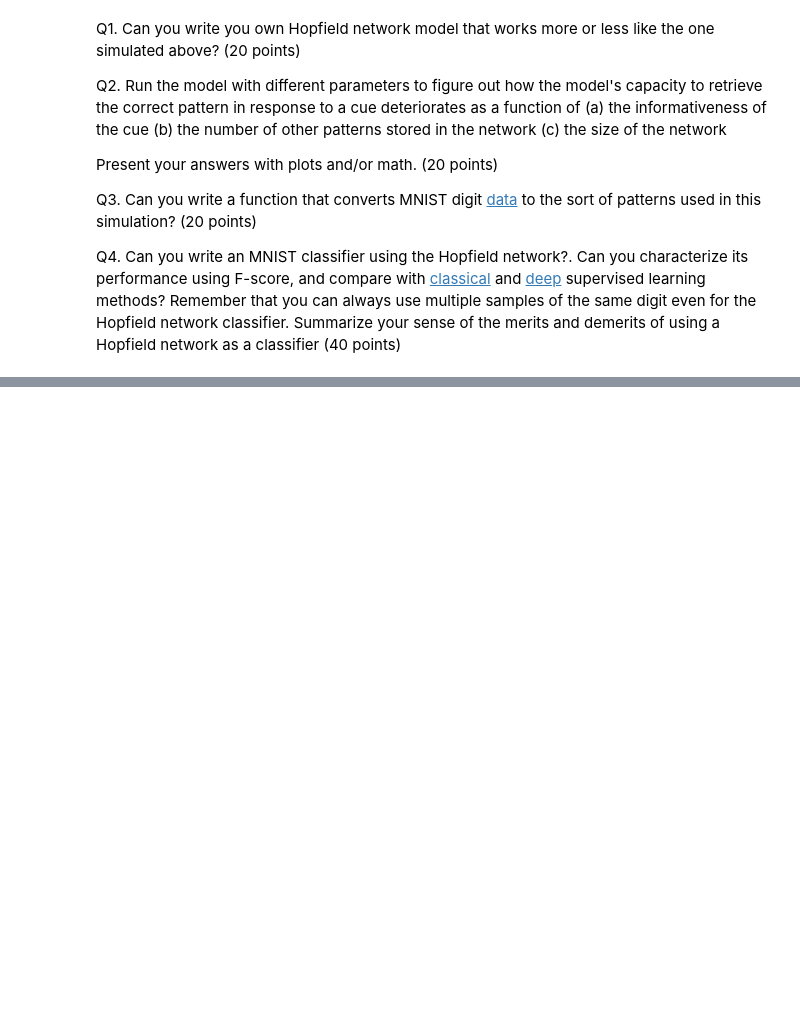
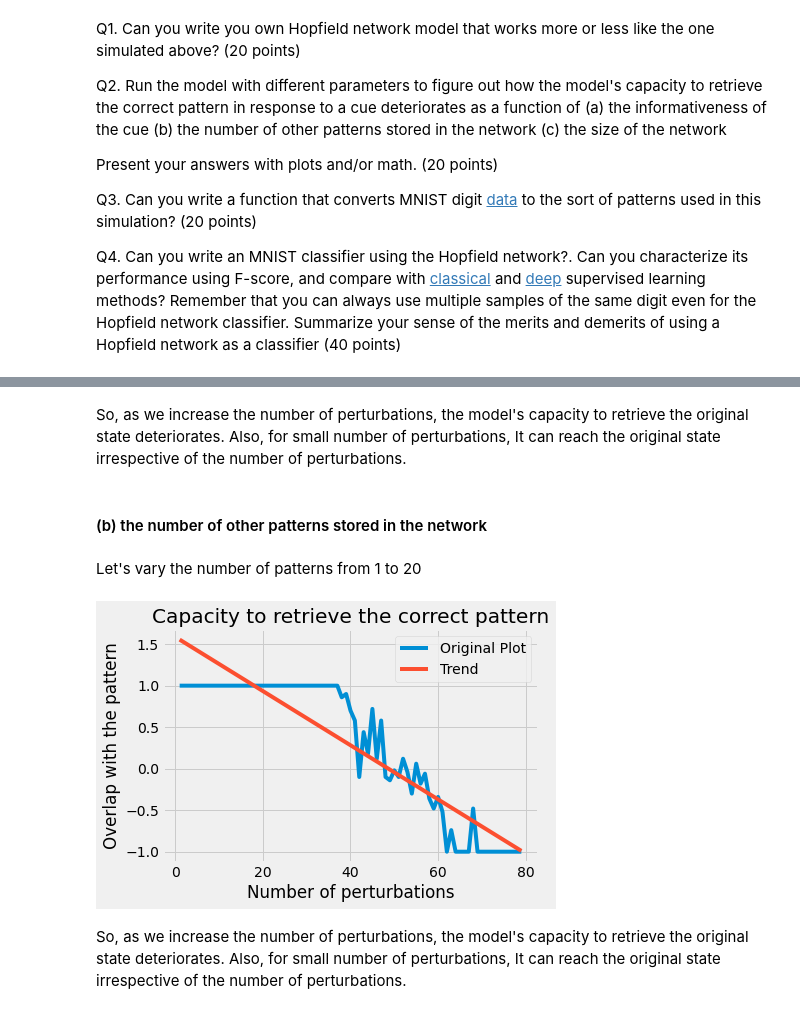
Before and after one commit to yashbg/cs786-comp-cog-sci, a Jupyter notebook: Assignment 1/190997.ipynb, the cells around one changed output, grey strips where cells are left out. Drawn from its saved outputs; the diff is of its cells as text; code cells hidden in the pictures; blank space fills up the shorter version.

```diff
--- a/Assignment 1/190997.ipynb
+++ b/Assignment 1/190997.ipynb
@@ -131,0 +240,32 @@ Q4. Can you write an MNIST classifier using the Hopfield network?. Can you chara
+# %% [markdown]
+So, as we increase the number of perturbations, the model's capacity to retrieve the original state deteriorates. Also, for small number of perturbations, It can reach the original state irrespective of the number of perturbations.
+# %% [markdown]
+#### (b) the number of other patterns stored in the network
+# %% [markdown]
+Let's vary the number of patterns from 1 to 20
+# %%
+overlaps = []
+
+perturb_nums = range(1, 80)
+for i in perturb_nums:
+  plist, cue, state_list = create_network(pattern_size=10, pattern_num=6, perturb_num=i, evolution_num = 3)
+  overlap = pattern_tools.compute_overlap(state_list[-1], plist[0])
+  overlaps.append(overlap)
+
+plt.title("Capacity to retrieve the correct pattern")
+plt.xlabel('Number of perturbations')
+plt.ylabel('Overlap with the pattern')
+plt.plot(perturb_nums, overlaps, label = 'Original Plot')
+
+m, b = np.polyfit(perturb_nums, overlaps, 1)
+trend = []
+for perturb_num in perturb_nums:
+  trend.append(m * perturb_num + b)
+plt.plot(perturb_nums, trend, label = 'Trend')
+plt.legend()
+
+plt.show()
+# %% [output]
+[figure, added]
+# %% [markdown]
+So, as we increase the number of perturbations, the model's capacity to retrieve the original state deteriorates. Also, for small number of perturbations, It can reach the original state irrespective of the number of perturbations.
```
Also changed, not shown: parts of 15 cells of this notebook.
